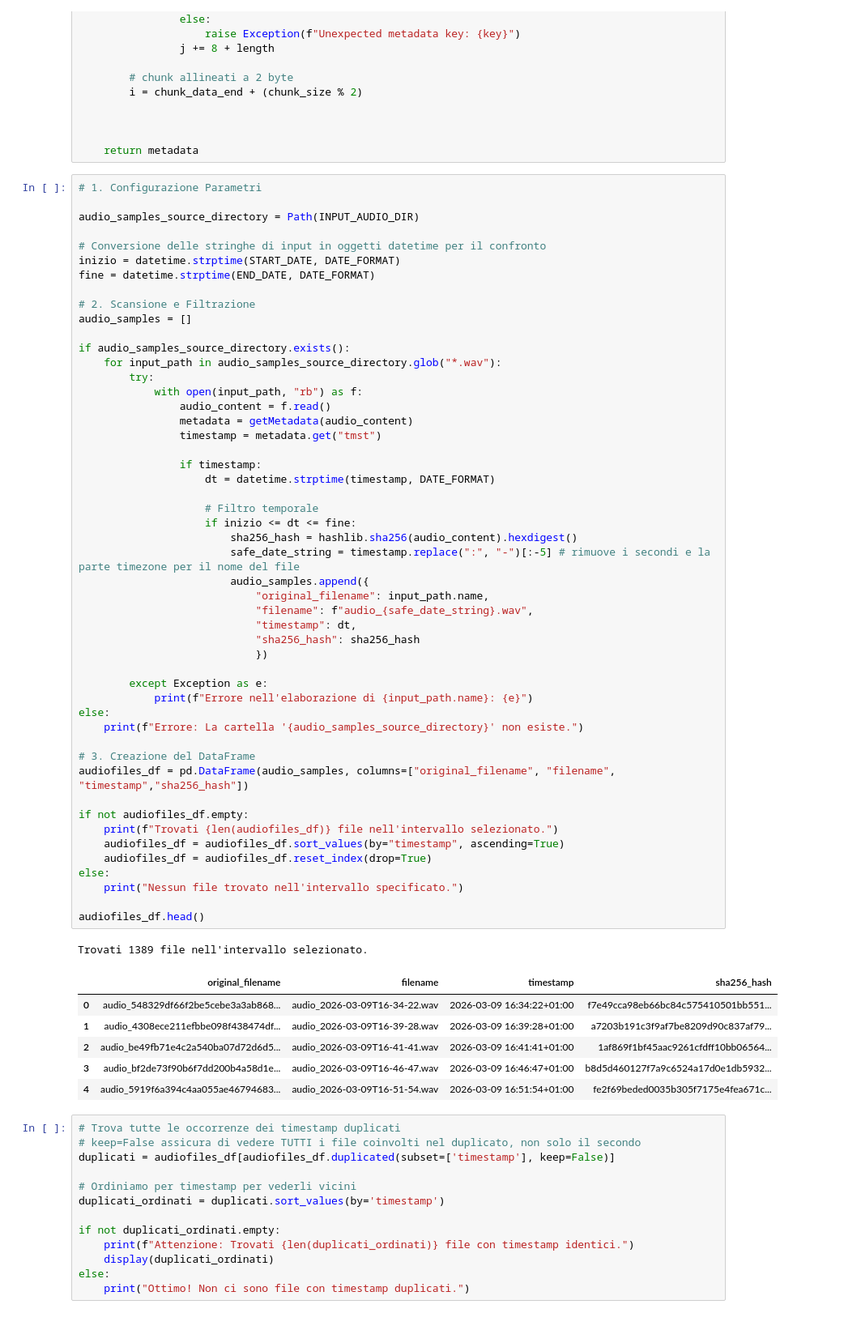
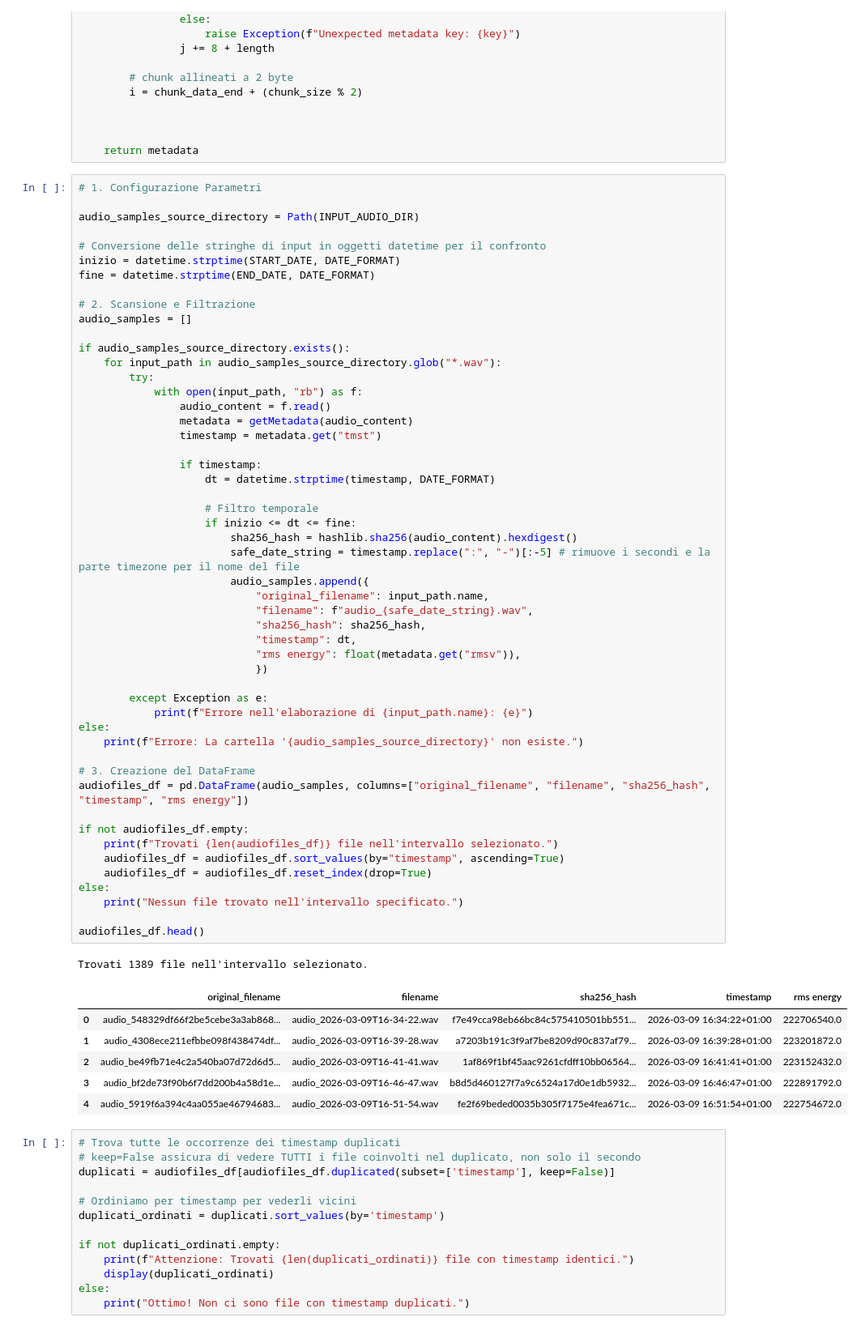
Before and after one commit to christiancioffi/AnalisiAudio, a Jupyter notebook: filtraggio.ipynb, the cells around one changed output. Shown at 81% size. Drawn from its saved outputs; the diff is of its cells as text.

```diff
--- a/filtraggio.ipynb
+++ b/filtraggio.ipynb
@@ -87,41 +87,42 @@ if audio_samples_source_directory.exists():
                 if timestamp:
                     dt = datetime.strptime(timestamp, DATE_FORMAT)
 
                     # Filtro temporale
                     if inizio <= dt <= fine:
                         sha256_hash = hashlib.sha256(audio_content).hexdigest()
                         safe_date_string = timestamp.replace(":", "-")[:-5] # rimuove i secondi e la parte timezone per il nome del file
                         audio_samples.append({
                             "original_filename": input_path.name,
                             "filename": f"audio_{safe_date_string}.wav",
+                            "sha256_hash": sha256_hash,
                             "timestamp": dt,
-                            "sha256_hash": sha256_hash
+                            "rms energy": float(metadata.get("rmsv")),
                             })
 
         except Exception as e:
             print(f"Errore nell'elaborazione di {input_path.name}: {e}")
 else:
     print(f"Errore: La cartella '{audio_samples_source_directory}' non esiste.")
 
 # 3. Creazione del DataFrame
-audiofiles_df = pd.DataFrame(audio_samples, columns=["original_filename", "filename", "timestamp","sha256_hash"])
+audiofiles_df = pd.DataFrame(audio_samples, columns=["original_filename", "filename", "sha256_hash", "timestamp", "rms energy"])
 
 if not audiofiles_df.empty:
     print(f"Trovati {len(audiofiles_df)} file nell'intervallo selezionato.")
     audiofiles_df = audiofiles_df.sort_values(by="timestamp", ascending=True)
     audiofiles_df = audiofiles_df.reset_index(drop=True)
 else:
     print("Nessun file trovato nell'intervallo specificato.")
 
 audiofiles_df.head()
 # %% [output]
 Trovati 1389 file nell'intervallo selezionato.
-|  | original_filename | filename | timestamp | sha256_hash |
-| 0 | audio_548329df66f2be5cebe3a3ab868... | audio_2026-03-09T16-34-22.wav | 2026-03-09 16:34:22+01:00 | f7e49cca98eb66bc84c575410501bb551... |
-| 1 | audio_4308ece211efbbe098f438474df... | audio_2026-03-09T16-39-28.wav | 2026-03-09 16:39:28+01:00 | a7203b191c3f9af7be8209d90c837af79... |
-| 2 | audio_be49fb71e4c2a540ba07d72d6d5... | audio_2026-03-09T16-41-41.wav | 2026-03-09 16:41:41+01:00 | 1af869f1bf45aac9261cfdff10bb06564... |
-| 3 | audio_bf2de73f90b6f7dd200b4a58d1e... | audio_2026-03-09T16-46-47.wav | 2026-03-09 16:46:47+01:00 | b8d5d460127f7a9c6524a17d0e1db5932... |
-| 4 | audio_5919f6a394c4aa055ae46794683... | audio_2026-03-09T16-51-54.wav | 2026-03-09 16:51:54+01:00 | fe2f69beded0035b305f7175e4fea671c... |
+|  | original_filename | filename | sha256_hash | timestamp | rms energy |
+| 0 | audio_548329df66f2be5cebe3a3ab868... | audio_2026-03-09T16-34-22.wav | f7e49cca98eb66bc84c575410501bb551... | 2026-03-09 16:34:22+01:00 | 222706540.0 |
+| 1 | audio_4308ece211efbbe098f438474df... | audio_2026-03-09T16-39-28.wav | a7203b191c3f9af7be8209d90c837af79... | 2026-03-09 16:39:28+01:00 | 223201872.0 |
+| 2 | audio_be49fb71e4c2a540ba07d72d6d5... | audio_2026-03-09T16-41-41.wav | 1af869f1bf45aac9261cfdff10bb06564... | 2026-03-09 16:41:41+01:00 | 223152432.0 |
+| 3 | audio_bf2de73f90b6f7dd200b4a58d1e... | audio_2026-03-09T16-46-47.wav | b8d5d460127f7a9c6524a17d0e1db5932... | 2026-03-09 16:46:47+01:00 | 222891792.0 |
+| 4 | audio_5919f6a394c4aa055ae46794683... | audio_2026-03-09T16-51-54.wav | fe2f69beded0035b305f7175e4fea671c... | 2026-03-09 16:51:54+01:00 | 222754672.0 |
 # %%
 # Trova tutte le occorrenze dei timestamp duplicati
 # keep=False assicura di vedere TUTTI i file coinvolti nel duplicato, non solo il secondo
```
Also changed, not shown: 2 other files.
